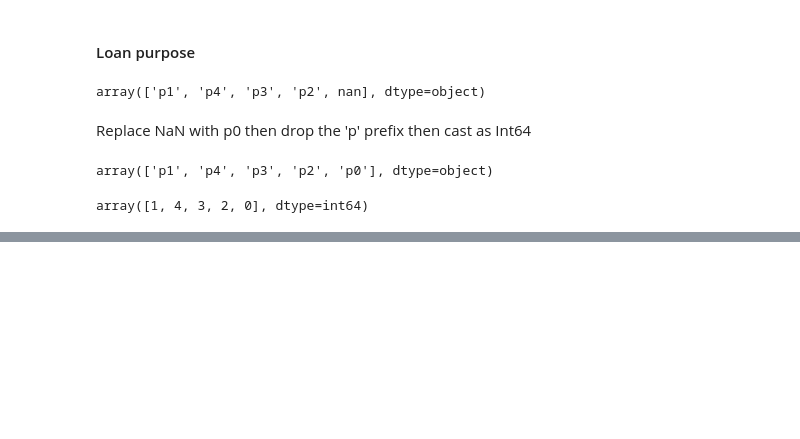
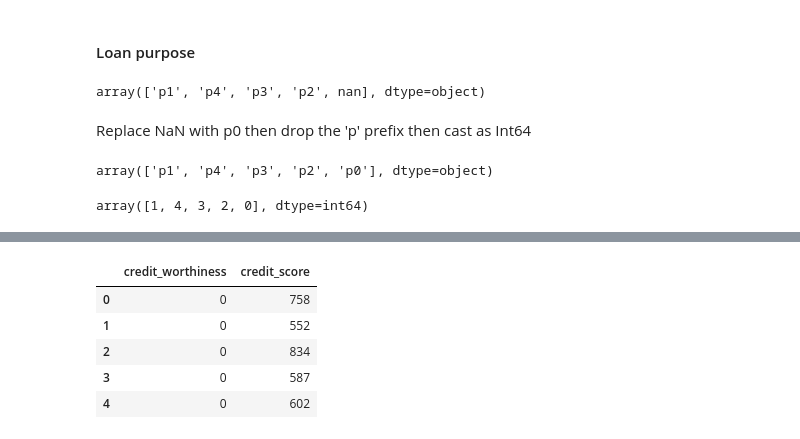
Before and after one commit to bjpayne/mortgage-underwriting-assistant, a Jupyter notebook: notebook.ipynb, the cells around one changed output, grey strips where cells are left out. Drawn from its saved outputs; the diff is of its cells as text; code cells hidden in the pictures; blank space fills up the shorter version.

```diff
--- a/notebook.ipynb
+++ b/notebook.ipynb
@@ -194,0 +221,14 @@ array([1, 4, 3, 2, 0], dtype=int64)
+# %%
+credit_worthiness_df = pd.DataFrame(dataset[['credit_worthiness', 'credit_score']])
+# %%
+# dataset['pre_approval'].replace({'nopre': 0, 'pre': 1}, inplace=True)
+credit_worthiness_df['credit_worthiness'].replace({'l1': 0, 'l2': 2}, inplace=True)
+# %%
+credit_worthiness_df.head()
+# %% [output]
+|  | credit_worthiness | credit_score |
+| 0 | 0 | 758 |
+| 1 | 0 | 552 |
+| 2 | 0 | 834 |
+| 3 | 0 | 587 |
+| 4 | 0 | 602 |
```
Also changed, not shown: parts of 8 cells of this notebook.
